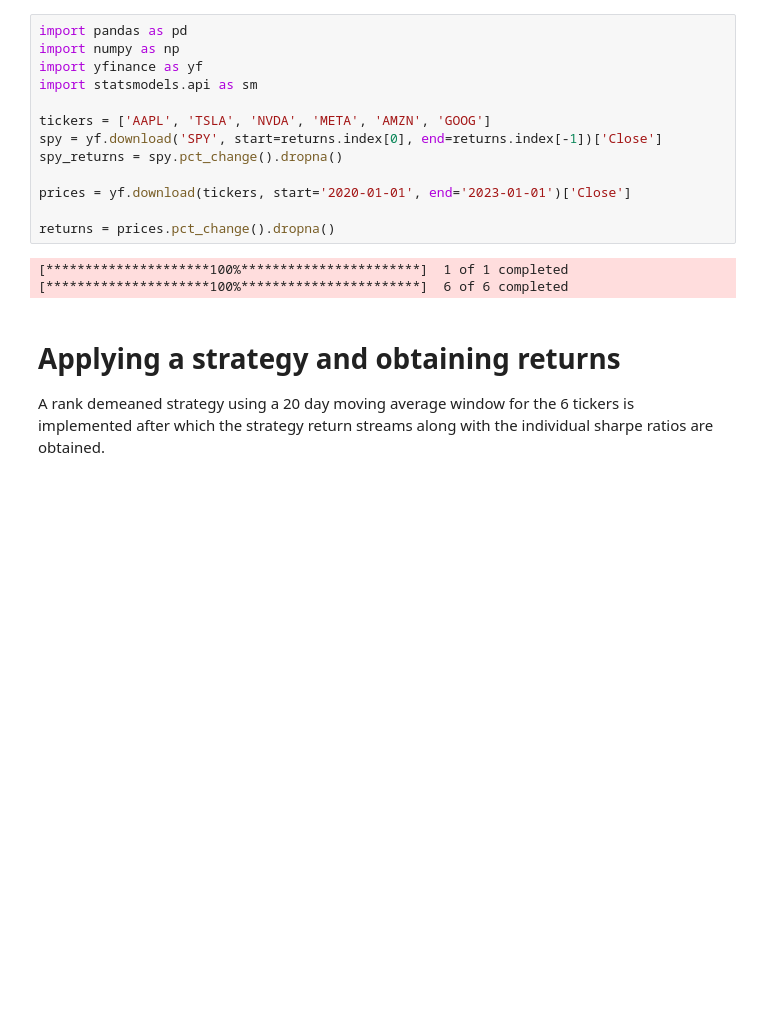
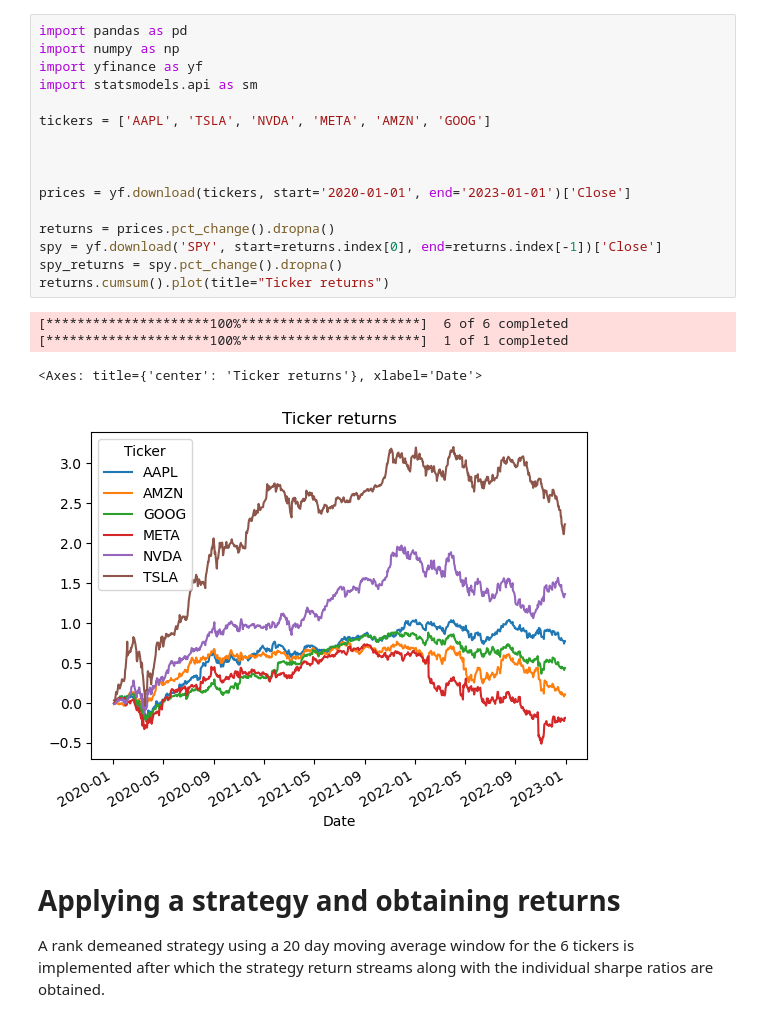
Before and after one commit to anikpunchi/Quant-Strategies, a Jupyter notebook: Combined weighted strategies/Weighted_strategies.ipynb, the cells around one changed output. Saved outputs shown, nothing was run; the diff lists cells and outputs as text; blank space fills up the shorter version.

```diff
--- a/Combined weighted strategies/Weighted_strategies.ipynb
+++ b/Combined weighted strategies/Weighted_strategies.ipynb
@@ -1,19 +1,24 @@
 # %%
 import pandas as pd
 import numpy as np
 import yfinance as yf
 import statsmodels.api as sm
 
 tickers = ['AAPL', 'TSLA', 'NVDA', 'META', 'AMZN', 'GOOG']
-spy = yf.download('SPY', start=returns.index[0], end=returns.index[-1])['Close']
-spy_returns = spy.pct_change().dropna()
+
+
 
 prices = yf.download(tickers, start='2020-01-01', end='2023-01-01')['Close']
 
 returns = prices.pct_change().dropna()
+spy = yf.download('SPY', start=returns.index[0], end=returns.index[-1])['Close']
+spy_returns = spy.pct_change().dropna()
+returns.cumsum().plot(title="Ticker returns")
 # %% [output]
+[*********************100%***********************]  6 of 6 completed
 [*********************100%***********************]  1 of 1 completed
-[*********************100%***********************]  6 of 6 completed
+<Axes: title={'center': 'Ticker returns'}, xlabel='Date'>
+[figure, added]
 # %% [markdown]
 # Applying a strategy and obtaining returns
 A rank demeaned strategy using a 20 day moving average window for the 6 tickers is implemented after which the strategy return streams along with the individual sharpe ratios are obtained.
```
Also changed, not shown: parts of 2 cells of this notebook, 1 other file.
